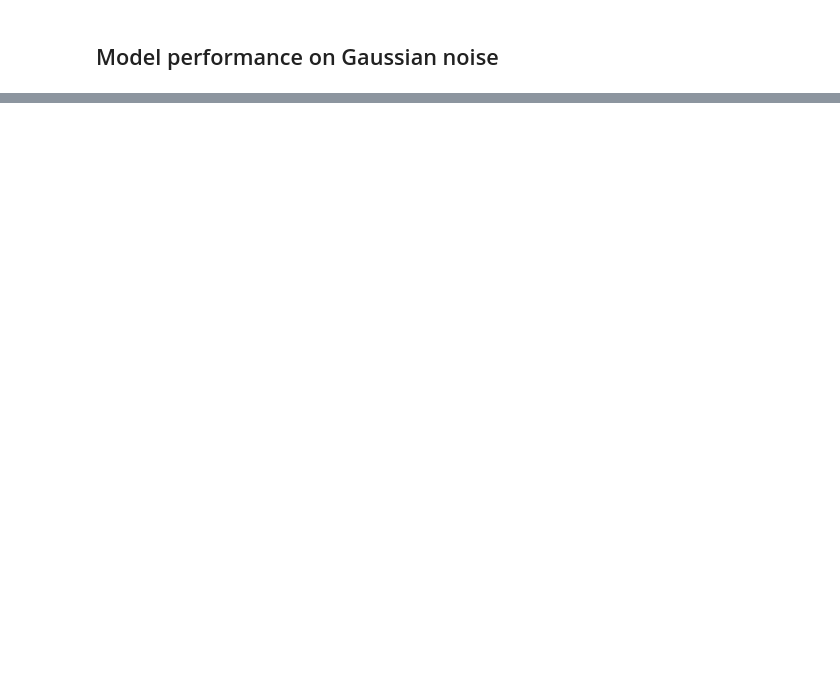
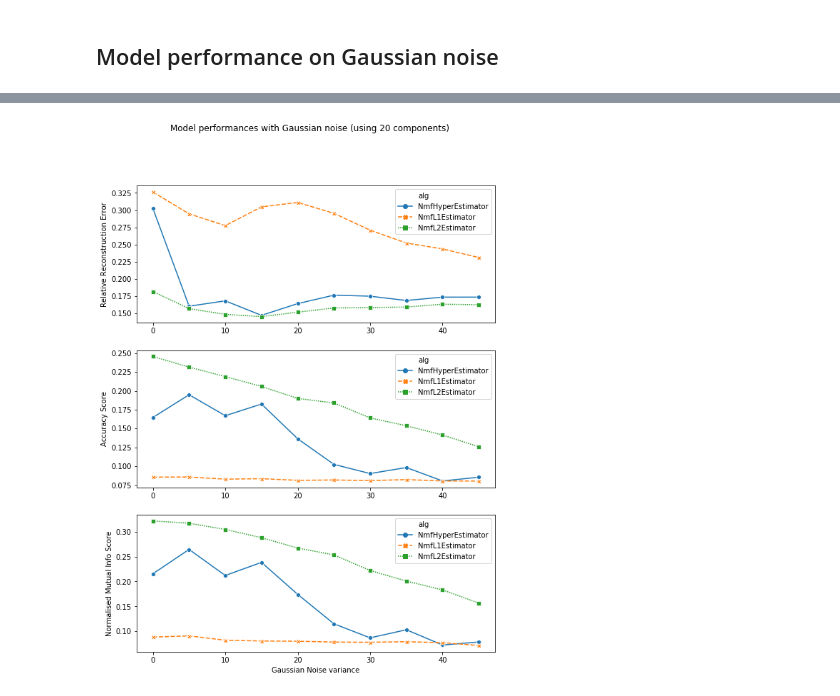
Before and after one commit to Dovermore/COMP5328NMF, a Jupyter notebook: src/assignment_CroppedYaleB.ipynb, the cells around one changed output, grey strips where cells are left out. Drawn from its saved outputs; the diff is of its cells as text; code cells hidden in the pictures; blank space fills up the shorter version.

```diff
--- a/src/assignment_CroppedYaleB.ipynb
+++ b/src/assignment_CroppedYaleB.ipynb
@@ -428,11 +462,12 @@ Noise: {'noise_id': 0, 'mean': 0, 'sigma': 0}
 # %%
+evaluations_g.to_csv(csv_path/'raw_g_scaled_90%.csv')
 evaluations_g_mean = evaluations_g.groupby(['alg','n_components','noise_id']).mean()
-evaluationss_g_mean = evaluations_g_mean.rename(columns={'rre':'rre_mean','acc_score':'acc_mean','nmi_score':'nmi_mean'})
+evaluations_g_mean = evaluations_g_mean.rename(columns={'rre':'rre_mean','acc_score':'acc_mean','nmi_score':'nmi_mean'})
 evaluations_g_std = evaluations_g.groupby(['alg','n_components','noise_id']).std()
 evaluations_g_std = evaluations_g_std.rename(columns={'rre':'rre_sd','acc_score':'acc_sd','nmi_score':'nmi_sd'})
 evaluations_g_std = evaluations_g_std.drop(columns=['mean', 'sigma'])
 evaluations_g_grouped = pd.concat([evaluations_g_mean, evaluations_g_std],axis=1)
-evaluations_g_grouped.to_csv('Performance_g_scaled_90%.csv')
+evaluations_g_grouped.to_csv(csv_path/'Performance_g_scaled_90%.csv')
 evaluations_g_grouped_idxreset = evaluations_g_grouped.reset_index()
 # %%
 # Plotting RRE, Accuracy and NMI scores against different Gaussian noises for n_components=50
@@ -472,33 +507,35 @@ sns.lineplot(
     n_boot=1000,
     markers=True,
     seed=None,
     sort=True,
     err_style='band',
     legend='full',
 )
 ax.set_xlabel('')
 ax.set_ylabel("Accuracy Score")
 #ax.legend(title="Algorithm", loc="upper right", labels=['NMF (sklearn)','L2-NMF','Hypersurface'])
 
 ax = fig.add_subplot(313)
 sns.lineplot(
-    x="p",
-    y="nmi_score",
+    x="sigma",
+    y="nmi_mean",
     hue="alg",
     #size="n_components",
     style="alg",
     data=evaluations_g_grouped_idxreset.query("alg=='NmfL2Estimator' or alg=='NmfHyperEstimator' or alg=='NmfL1Estimator'"),
     estimator='mean',
     ci=95,
     markers=True,
     n_boot=1000,
     seed=None,
     sort=True,
     err_style='band',
     legend='full',
 )
 ax.set_xlabel("Gaussian Noise variance")
 ax.set_ylabel("Normalised Mutual Info Score")
 #ax.legend(title="Algorithm", loc="upper right", labels=['NMF (sklearn)','L2-NMF','Hypersurface'])
 plt.suptitle("Model performances with Gaussian noise (using 20 components)")
-plt.savefig("Gaussian_scaled_90%")
+plt.savefig(image_path/"Gaussian_scaled_90%")
+# %% [output]
+[figure, added]
```
Also changed, not shown: parts of 13 cells of this notebook, 13 other files.
